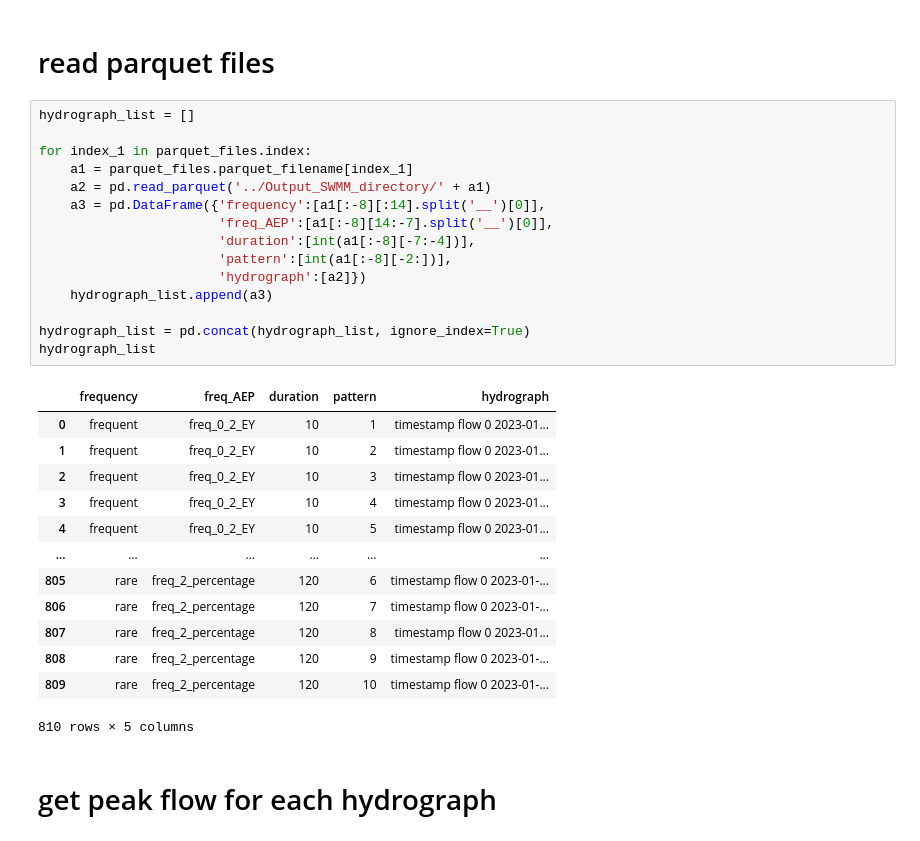
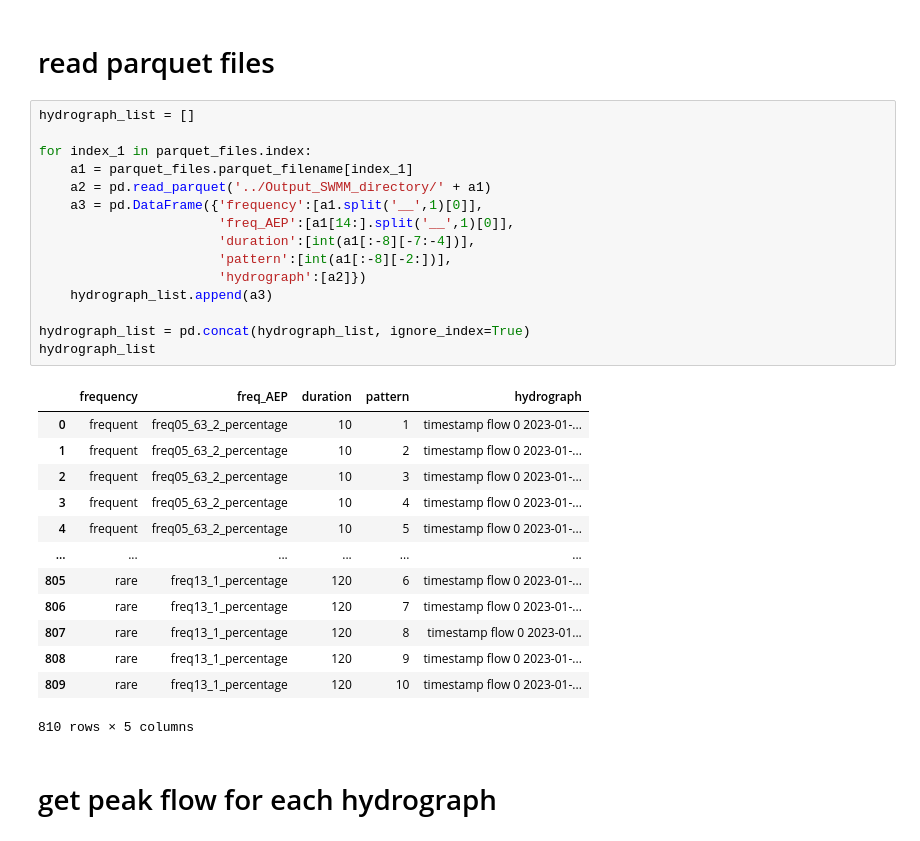
Before and after one commit to Holger-Paxi/Flood_Estimation, a Jupyter notebook: generate_stats_plot_SWMM_hydrograph.ipynb, the cells around one changed output. Saved outputs shown, nothing was run; the diff lists cells and outputs as text.

```diff
--- a/generate_stats_plot_SWMM_hydrograph.ipynb
+++ b/generate_stats_plot_SWMM_hydrograph.ipynb
@@ -37,31 +37,31 @@ parquet_files
 # %%
 hydrograph_list = []
 
 for index_1 in parquet_files.index:
     a1 = parquet_files.parquet_filename[index_1]
     a2 = pd.read_parquet('../Output_SWMM_directory/' + a1)
-    a3 = pd.DataFrame({'frequency':[a1[:-8][:14].split('__')[0]],
-                       'freq_AEP':[a1[:-8][14:-7].split('__')[0]],
+    a3 = pd.DataFrame({'frequency':[a1.split('__',1)[0]],
+                       'freq_AEP':[a1[14:].split('__',1)[0]],
                        'duration':[int(a1[:-8][-7:-4])],
                        'pattern':[int(a1[:-8][-2:])],
                        'hydrograph':[a2]})
     hydrograph_list.append(a3)
 
 hydrograph_list = pd.concat(hydrograph_list, ignore_index=True)
 hydrograph_list
 # %% [output]
 |  | frequency | freq_AEP | duration | pattern | hydrograph |
-| 0 | frequent | freq_0_2_EY | 10 | 1 | timestamp flow 0 2023-01... |
-| 1 | frequent | freq_0_2_EY | 10 | 2 | timestamp flow 0 2023-01... |
-| 2 | frequent | freq_0_2_EY | 10 | 3 | timestamp flow 0 2023-01... |
-| 3 | frequent | freq_0_2_EY | 10 | 4 | timestamp flow 0 2023-01... |
-| 4 | frequent | freq_0_2_EY | 10 | 5 | timestamp flow 0 2023-01... |
+| 0 | frequent | freq05_63_2_percentage | 10 | 1 | timestamp flow 0 2023-01-... |
+| 1 | frequent | freq05_63_2_percentage | 10 | 2 | timestamp flow 0 2023-01-... |
+| 2 | frequent | freq05_63_2_percentage | 10 | 3 | timestamp flow 0 2023-01-... |
+| 3 | frequent | freq05_63_2_percentage | 10 | 4 | timestamp flow 0 2023-01-... |
+| 4 | frequent | freq05_63_2_percentage | 10 | 5 | timestamp flow 0 2023-01-... |
 | ... | ... | ... | ... | ... | ... |
-| 805 | rare | freq_2_percentage | 120 | 6 | timestamp flow 0 2023-01-... |
-| 806 | rare | freq_2_percentage | 120 | 7 | timestamp flow 0 2023-01-... |
-| 807 | rare | freq_2_percentage | 120 | 8 | timestamp flow 0 2023-01... |
-| 808 | rare | freq_2_percentage | 120 | 9 | timestamp flow 0 2023-01-... |
-| 809 | rare | freq_2_percentage | 120 | 10 | timestamp flow 0 2023-01-... |
+| 805 | rare | freq13_1_percentage | 120 | 6 | timestamp flow 0 2023-01-... |
+| 806 | rare | freq13_1_percentage | 120 | 7 | timestamp flow 0 2023-01-... |
+| 807 | rare | freq13_1_percentage | 120 | 8 | timestamp flow 0 2023-01... |
+| 808 | rare | freq13_1_percentage | 120 | 9 | timestamp flow 0 2023-01-... |
+| 809 | rare | freq13_1_percentage | 120 | 10 | timestamp flow 0 2023-01-... |
 810 rows × 5 columns
 # %% [markdown]
 # get peak flow for each hydrograph
```
Also changed, not shown: parts of 46 cells of this notebook.
